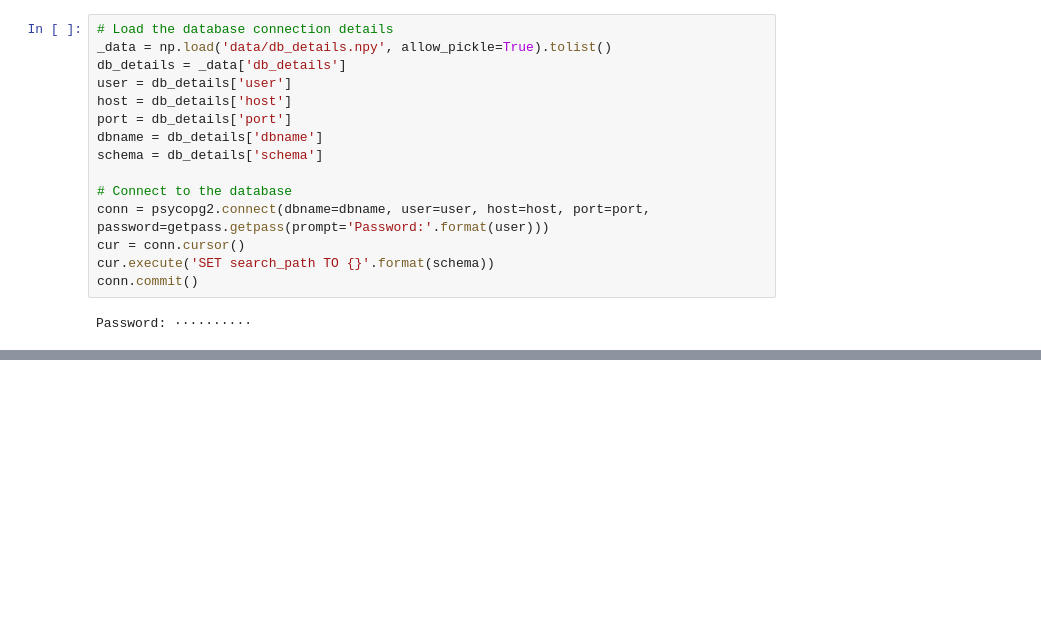
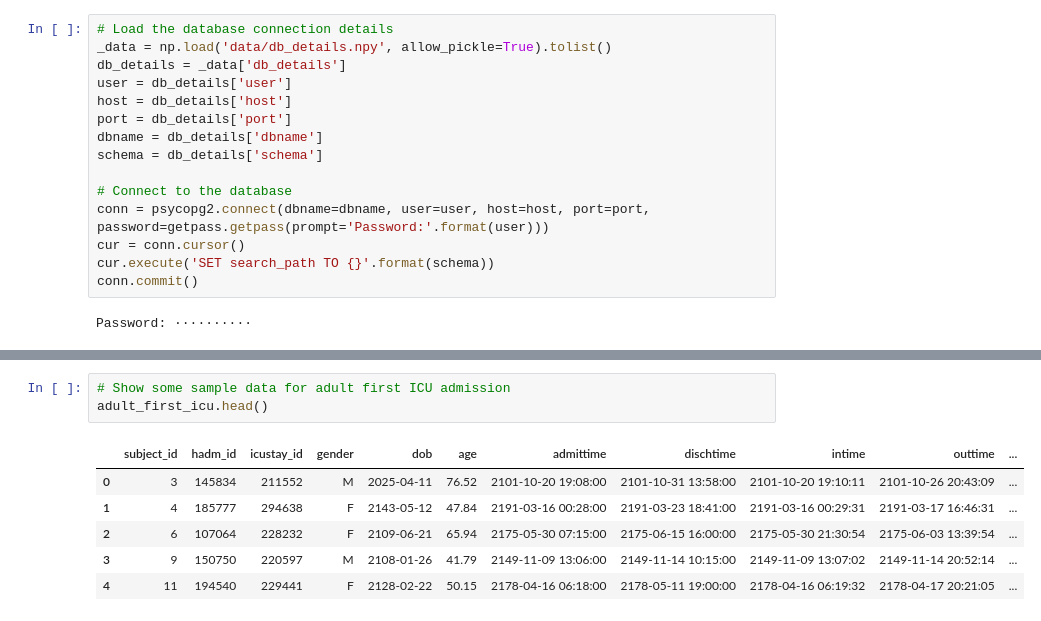
Before and after one commit to aneary12/sepsis, a Jupyter notebook: patient_selection.ipynb, the cells around one changed output, grey strips where cells are left out. Drawn from its saved outputs; the diff is of its cells as text; blank space fills up the shorter version.

```diff
--- a/patient_selection.ipynb
+++ b/patient_selection.ipynb
@@ -71,0 +92,10 @@ icustay_id: 61532
+# %%
+# Show some sample data for adult first ICU admission
+adult_first_icu.head()
+# %% [output]
+|  | subject_id | hadm_id | icustay_id | gender | dob | age | admittime | dischtime | intime | outtime | ... |
+| 0 | 3 | 145834 | 211552 | M | 2025-04-11 | 76.52 | 2101-10-20 19:08:00 | 2101-10-31 13:58:00 | 2101-10-20 19:10:11 | 2101-10-26 20:43:09 | ... |
+| 1 | 4 | 185777 | 294638 | F | 2143-05-12 | 47.84 | 2191-03-16 00:28:00 | 2191-03-23 18:41:00 | 2191-03-16 00:29:31 | 2191-03-17 16:46:31 | ... |
+| 2 | 6 | 107064 | 228232 | F | 2109-06-21 | 65.94 | 2175-05-30 07:15:00 | 2175-06-15 16:00:00 | 2175-05-30 21:30:54 | 2175-06-03 13:39:54 | ... |
+| 3 | 9 | 150750 | 220597 | M | 2108-01-26 | 41.79 | 2149-11-09 13:06:00 | 2149-11-14 10:15:00 | 2149-11-09 13:07:02 | 2149-11-14 20:52:14 | ... |
+| 4 | 11 | 194540 | 229441 | F | 2128-02-22 | 50.15 | 2178-04-16 06:18:00 | 2178-05-11 19:00:00 | 2178-04-16 06:19:32 | 2178-04-17 20:21:05 | ... |
```
Also changed, not shown: parts of 8 cells of this notebook, 1 other file.
